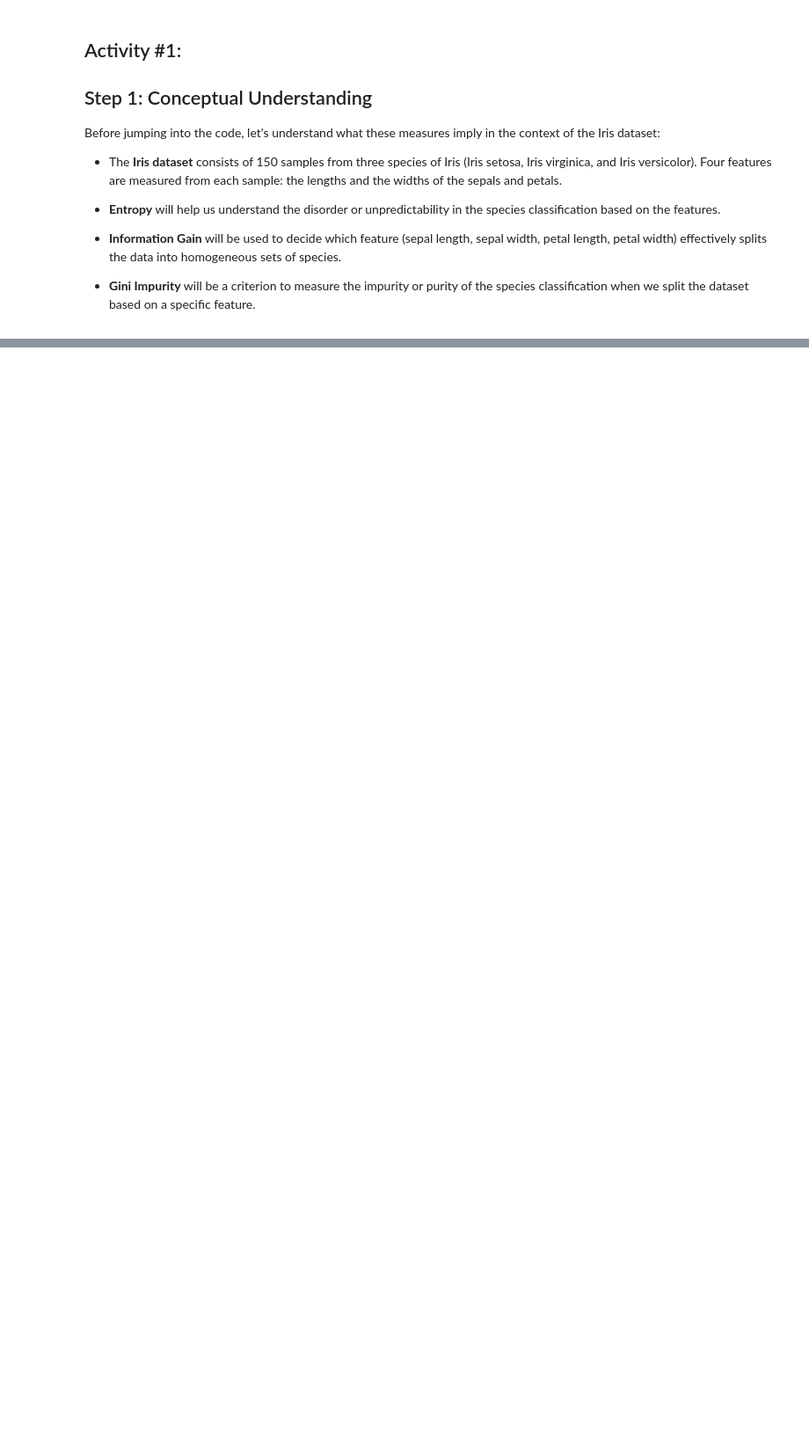
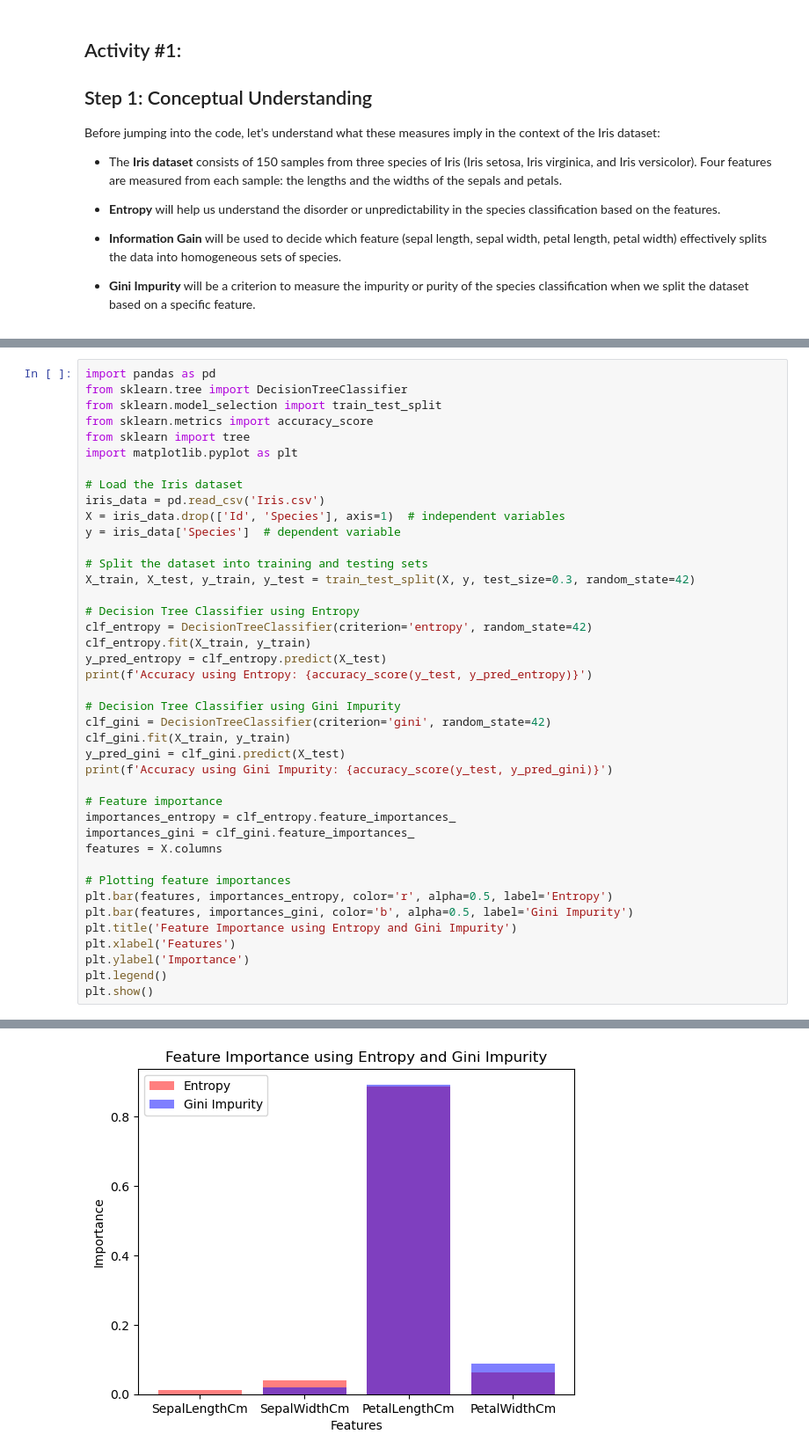
Before and after one commit to 100daysofml/100daysofml.github.io, a Jupyter notebook: content/Week_04/Lesson_20.ipynb, the cells around one changed output, grey strips where cells are left out. Shown at 88% size. Saved outputs shown, nothing was run; the diff lists cells and outputs as text; blank space fills up the shorter version.

```diff
--- a/content/Week_04/Lesson_20.ipynb
+++ b/content/Week_04/Lesson_20.ipynb
@@ -147,0 +106,42 @@ plt.show()
+# %%
+import pandas as pd
+from sklearn.tree import DecisionTreeClassifier
+from sklearn.model_selection import train_test_split
+from sklearn.metrics import accuracy_score
+from sklearn import tree
+import matplotlib.pyplot as plt
+
+# Load the Iris dataset
+iris_data = pd.read_csv('Iris.csv')
+X = iris_data.drop(['Id', 'Species'], axis=1)  # independent variables
+y = iris_data['Species']  # dependent variable
+
+# Split the dataset into training and testing sets
+X_train, X_test, y_train, y_test = train_test_split(X, y, test_size=0.3, random_state=42)
+
+# Decision Tree Classifier using Entropy
+clf_entropy = DecisionTreeClassifier(criterion='entropy', random_state=42)
+clf_entropy.fit(X_train, y_train)
+y_pred_entropy = clf_entropy.predict(X_test)
+print(f'Accuracy using Entropy: {accuracy_score(y_test, y_pred_entropy)}')
+
+# Decision Tree Classifier using Gini Impurity
+clf_gini = DecisionTreeClassifier(criterion='gini', random_state=42)
+clf_gini.fit(X_train, y_train)
+y_pred_gini = clf_gini.predict(X_test)
+print(f'Accuracy using Gini Impurity: {accuracy_score(y_test, y_pred_gini)}')
+
+# Feature importance
+importances_entropy = clf_entropy.feature_importances_
+importances_gini = clf_gini.feature_importances_
+features = X.columns
+
+# Plotting feature importances
+plt.bar(features, importances_entropy, color='r', alpha=0.5, label='Entropy')
+plt.bar(features, importances_gini, color='b', alpha=0.5, label='Gini Impurity')
+plt.title('Feature Importance using Entropy and Gini Impurity')
+plt.xlabel('Features')
+plt.ylabel('Importance')
+plt.legend()
+plt.show()
+# %% [output]
@@ -148,3 +150,4 @@ plt.show()
+[figure, added]
 # %% [markdown]
 ## Step 3: Analytical Thinking
 
```
Also changed, not shown: parts of 21 cells of this notebook, 9 other files.
